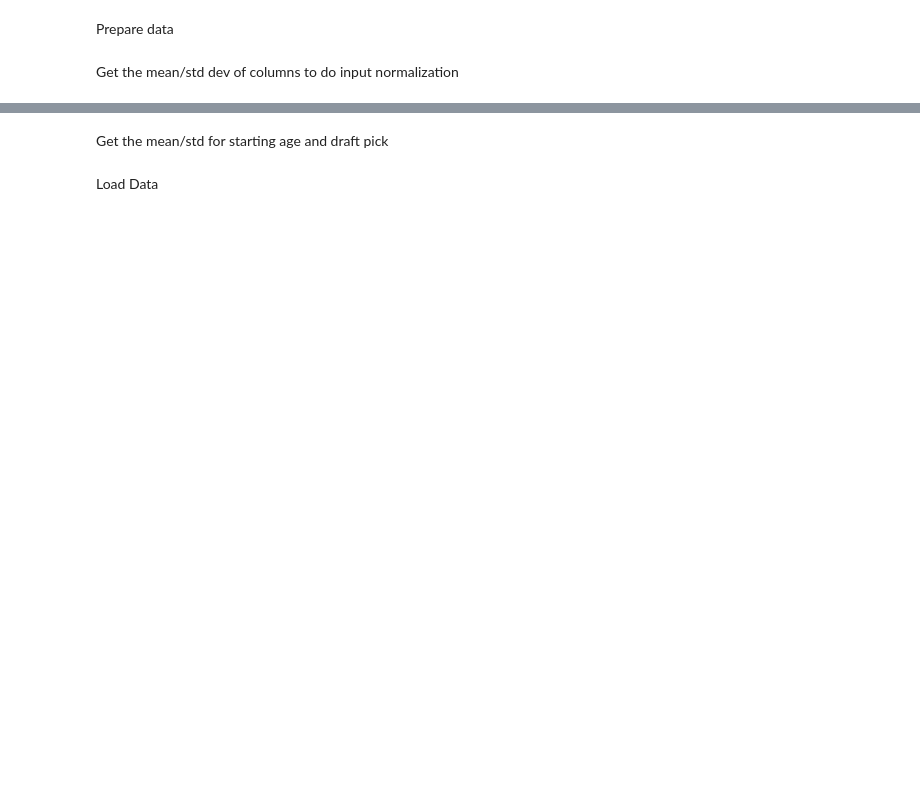
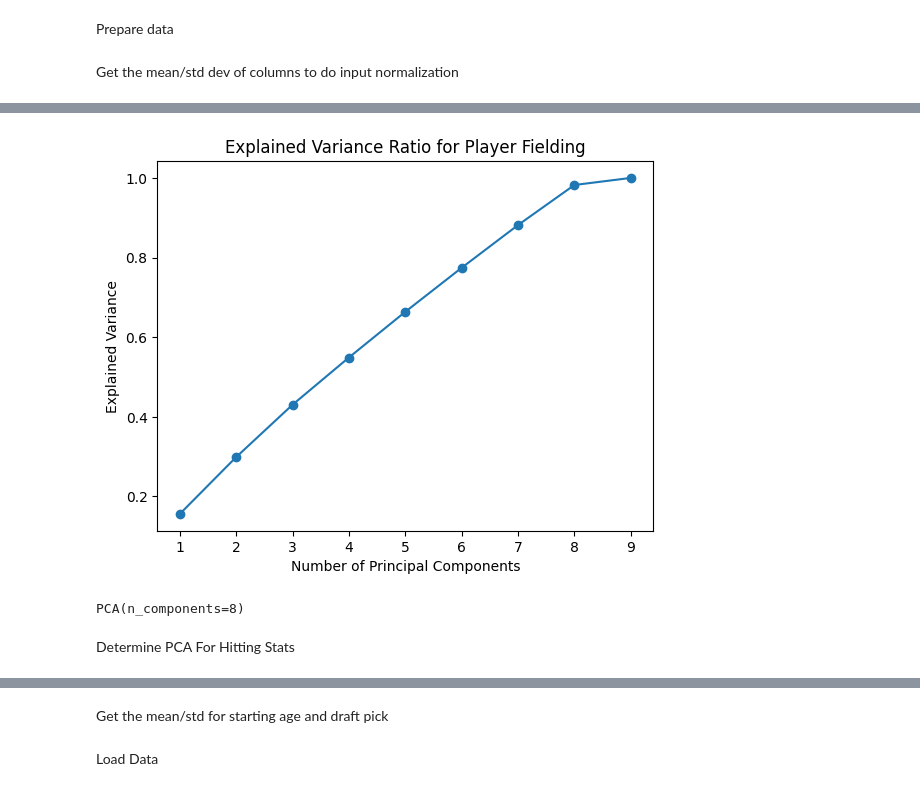
Before and after one commit to nitzryan/BaseballModels, a Jupyter notebook: Model.ipynb, the cells around one changed output, grey strips where cells are left out. Cells and saved outputs as stored; diff of their text form; code cells hidden in the pictures; blank space fills up the shorter version.

```diff
--- a/Model.ipynb
+++ b/Model.ipynb
@@ -43,4 +41,16 @@ pitchers = cursor.execute('''
                          ''').fetchall()
 # %% [markdown]
 Get the mean/std dev of columns to do input normalization
+# %%
+def Generate_Normalized_Stats(db, stats, table):
+    df = pd.read_sql_query(f"SELECT {stats} FROM {table}", db)
+    std_scaler = StandardScaler()
+    scaled_stats = std_scaler.fit_transform(df)
+    return scaled_stats, std_scaler
+# %%
+def Plot_Explained_Var(stat_type, explained_var, num_stats):
+    plt.plot(range(1,num_stats + 1), explained_var, marker='o')
+    plt.xlabel("Number of Principal Components")
+    plt.ylabel("Explained Variance")
+    plt.title(F"Explained Variance Ratio for Player {stat_type}")
 # %%
@@ -60,0 +94,12 @@ def GetNormalizedInput(idx, value):
+# %%
+ndarray_fielding, scaler_fielding = Generate_Normalized_Stats(db, fielding_stats_query, hitter_table)
+# %%
+explained_var = []
+for n in range(ndarray_fielding.shape[1]):
+    pca = PCA(n + 1)
+    pca.fit_transform(ndarray_fielding)
+    explained_var.append(np.sum(pca.explained_variance_ratio_))
+
+print("   %C    %1B    %2B   %3B   %SS   %LF   %CF   %RF   %DH")
+print(pca.components_)
+print(pca.explained_variance_ratio_)
@@ -60,0 +118,12 @@ def GetNormalizedInput(idx, value):
+# %%
+Plot_Explained_Var("Fielding", explained_var, ndarray_fielding.shape[1])
+# %% [output]
+[figure, added]
+# %%
+FIELDING_PCA_COMPONENTS = 8
+pca_fielding = PCA(FIELDING_PCA_COMPONENTS)
+pca_fielding.fit(ndarray_fielding)
+# %% [output]
+PCA(n_components=8)
+# %% [markdown]
+Determine PCA For Hitting Stats
```
Also changed, not shown: parts of 43 cells of this notebook, 1 other file.
